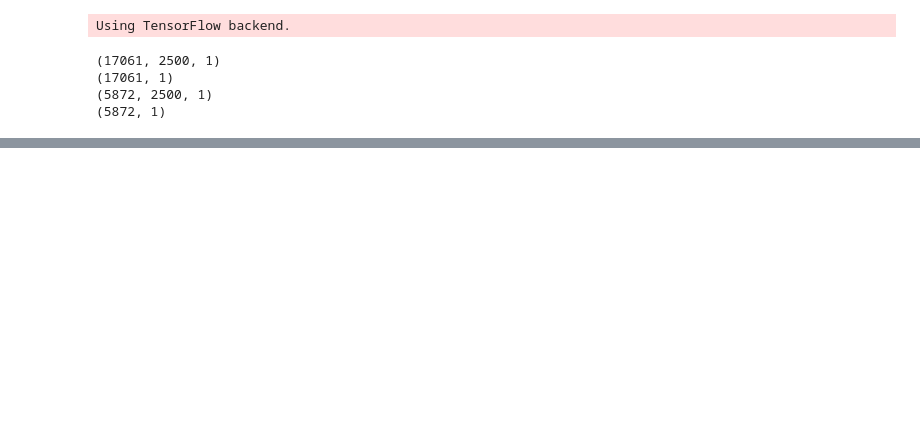
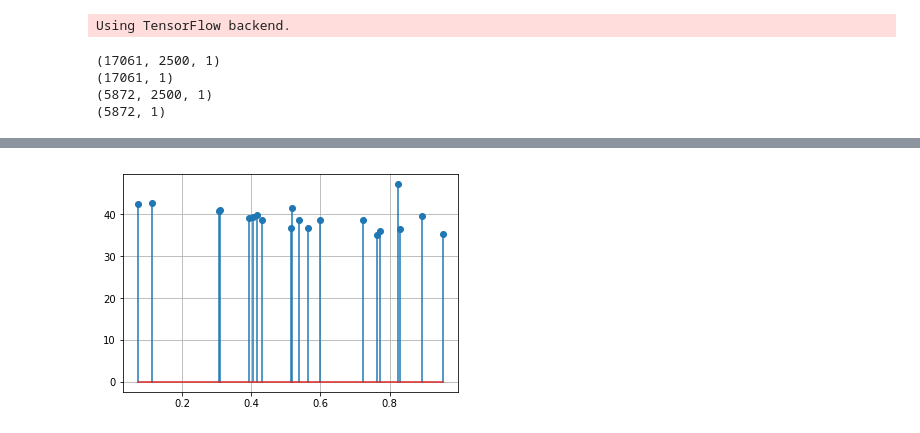
Before and after one commit to AhmedImtiazPrio/heartnetTransfer, a Jupyter notebook: hyperopt heartnetTransfer.ipynb, the cells around one changed output, grey strips where cells are left out. Saved outputs shown, nothing was run; the diff lists cells and outputs as text; code cells hidden in the pictures; blank space fills up the shorter version.

```diff
--- a/hyperopt heartnetTransfer.ipynb
+++ b/hyperopt heartnetTransfer.ipynb
@@ -231,20 +252,23 @@ trials.results
 # %%
 it=0
 UAR = np.zeros(len(trials))
-params = np.zeros((len(trials),3))
+params = np.zeros((len(trials),4))
 for objects in trials.trials:
                   UAR[it] = 1 - objects['result']['loss']
-                  params[it,0] = 10 ** objects['misc']['vals']['lr'][0]
-                  params[it,1] = objects['misc']['vals']['num_dense1'][0]
-                  params[it,2] = objects['misc']['vals']['num_dense2'][0]
+#                   params[it,0] = 10 ** objects['misc']['vals']['lr'][0]
+#                   params[it,1] = objects['misc']['vals']['num_dense1'][0]
+#                   params[it,2] = objects['misc']['vals']['num_dense2'][0]
+                  params[it,3] = objects['misc']['vals']['dropout_rate'][0]
                   it+=1
 # %%
 import matplotlib.pyplot as plt
-plt.scatter(params[:,1],params[:,0],c=UAR[:]*100,)
-plt.colorbar()
+plt.stem(params[:,3],UAR[:]*100,)
+# plt.colorbar()
 # plt.yscale('log')
 plt.grid()
 plt.show()
+# %% [output]
+[figure, added]
 # %%
 1258 +200
 # %%
```
Also changed, not shown: parts of 5 cells of this notebook, 1 other file.
